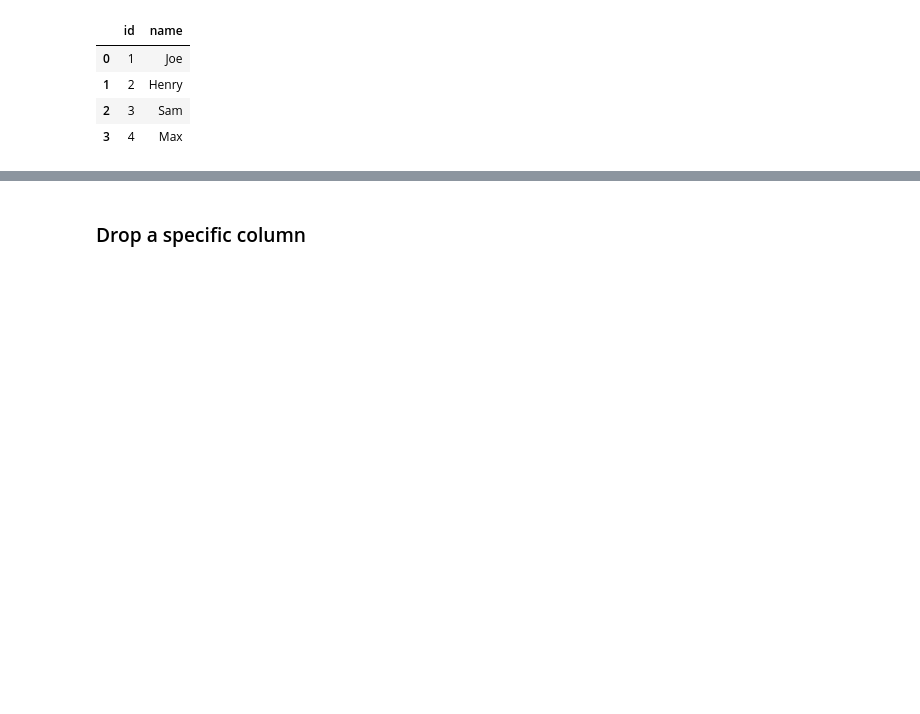
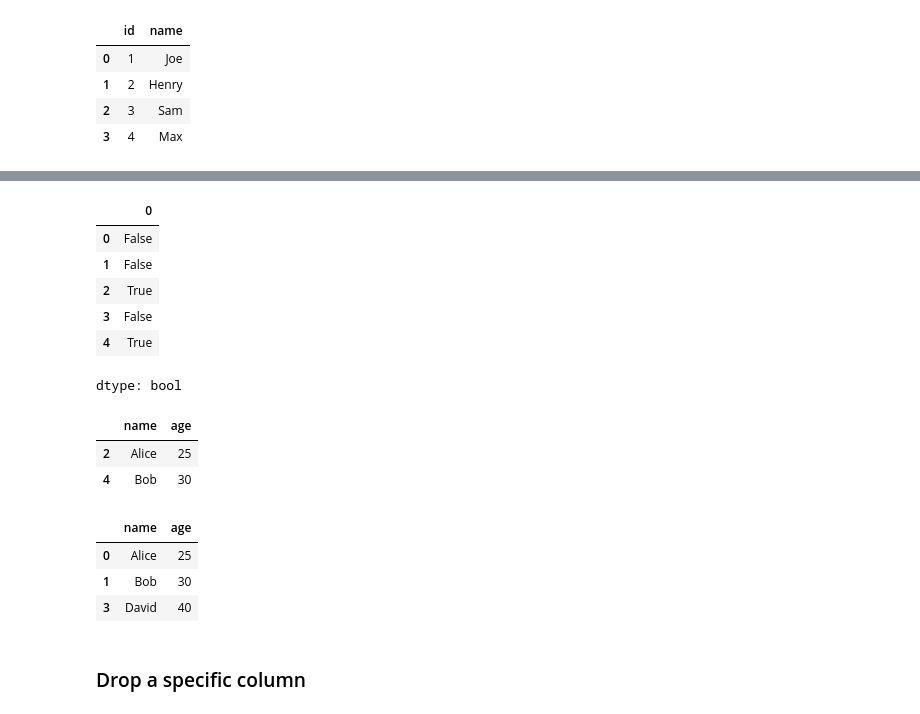
Before and after one commit to fateme-alk/learning, a Jupyter notebook: IBM_data_analysis/module1/IBM_data_analysis.ipynb, the cells around one changed output, grey strips where cells are left out. Cells and saved outputs as stored; diff of their text form; code cells hidden in the pictures; blank space fills up the shorter version.

```diff
--- a/IBM_data_analysis/module1/IBM_data_analysis.ipynb
+++ b/IBM_data_analysis/module1/IBM_data_analysis.ipynb
@@ -971,3 +1030,26 @@ customers
+# %%
+df.duplicated()
+# %% [output]
+|  | 0 |
+| 0 | False |
+| 1 | False |
+| 2 | True |
+| 3 | False |
+| 4 | True |
+dtype: bool
+# %%
+df[df.duplicated()]
+# %% [output]
+|  | name | age |
+| 2 | Alice | 25 |
+| 4 | Bob | 30 |
+# %%
+df.drop_duplicates()
+# %% [output]
+|  | name | age |
+| 0 | Alice | 25 |
+| 1 | Bob | 30 |
+| 3 | David | 40 |
 # %% [markdown]
 ### Drop a specific column
 # %%
```
Also changed, not shown: parts of 24 cells of this notebook.
